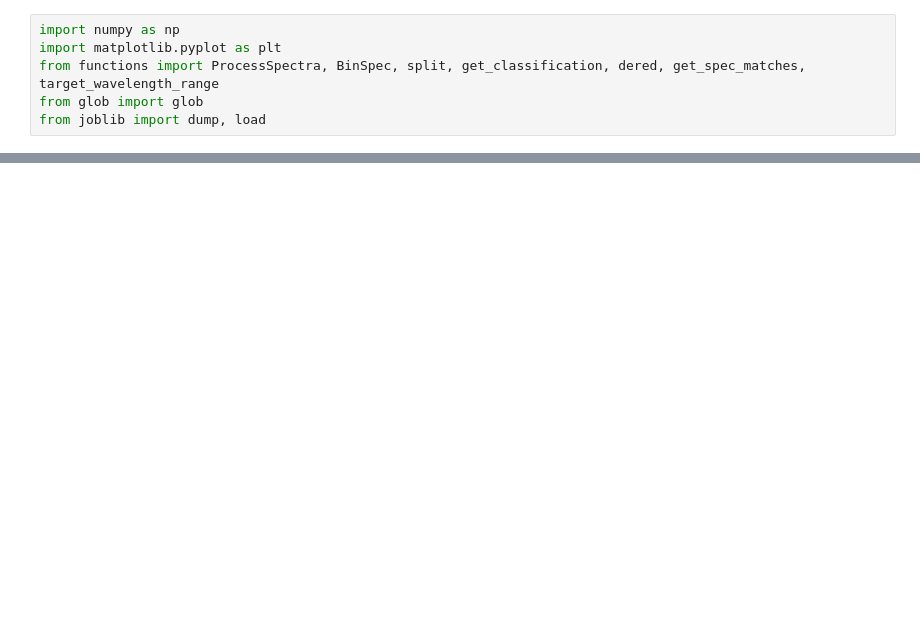
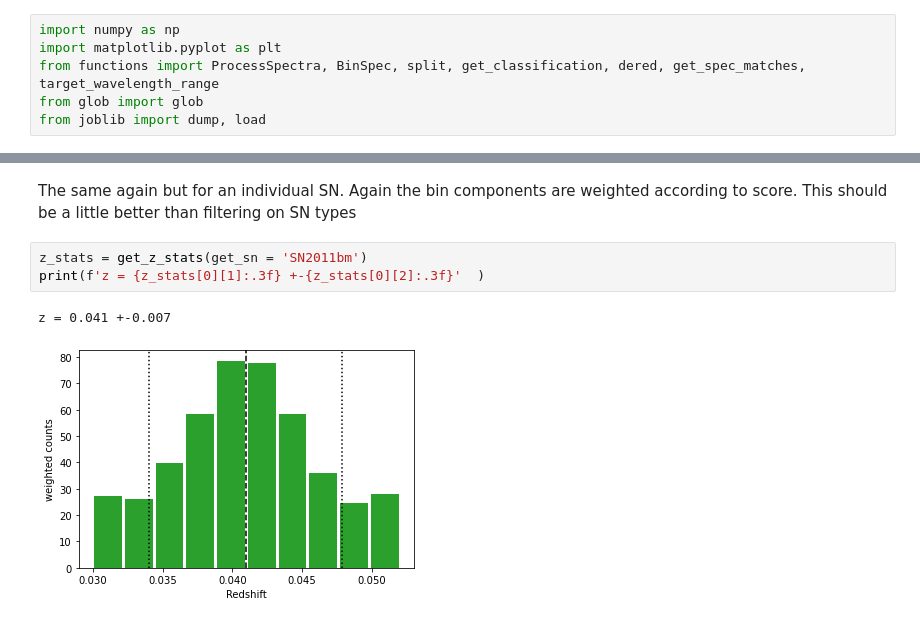
Before and after one commit to SiPrentice/SN_classifier, a Jupyter notebook: Classify_Supernovae.ipynb, the cells around one changed output, grey strips where cells are left out. Saved outputs shown, nothing was run; the diff lists cells and outputs as text; blank space fills up the shorter version.

```diff
--- a/Classify_Supernovae.ipynb
+++ b/Classify_Supernovae.ipynb
@@ -146,0 +186,8 @@ NameError: name 'typ' is not defined
+# %% [markdown]
+The same again but for an individual SN. Again the bin components are weighted according to score. This should be a little better than filtering on SN types
+# %%
+z_stats = get_z_stats(get_sn = 'SN2011bm')
+print(f'z = {z_stats[0][1]:.3f} +-{z_stats[0][2]:.3f}'  )
+# %% [output]
+z = 0.041 +-0.007
+[figure, added]
```
Also changed, not shown: parts of 36 cells of this notebook, 3 other files.
